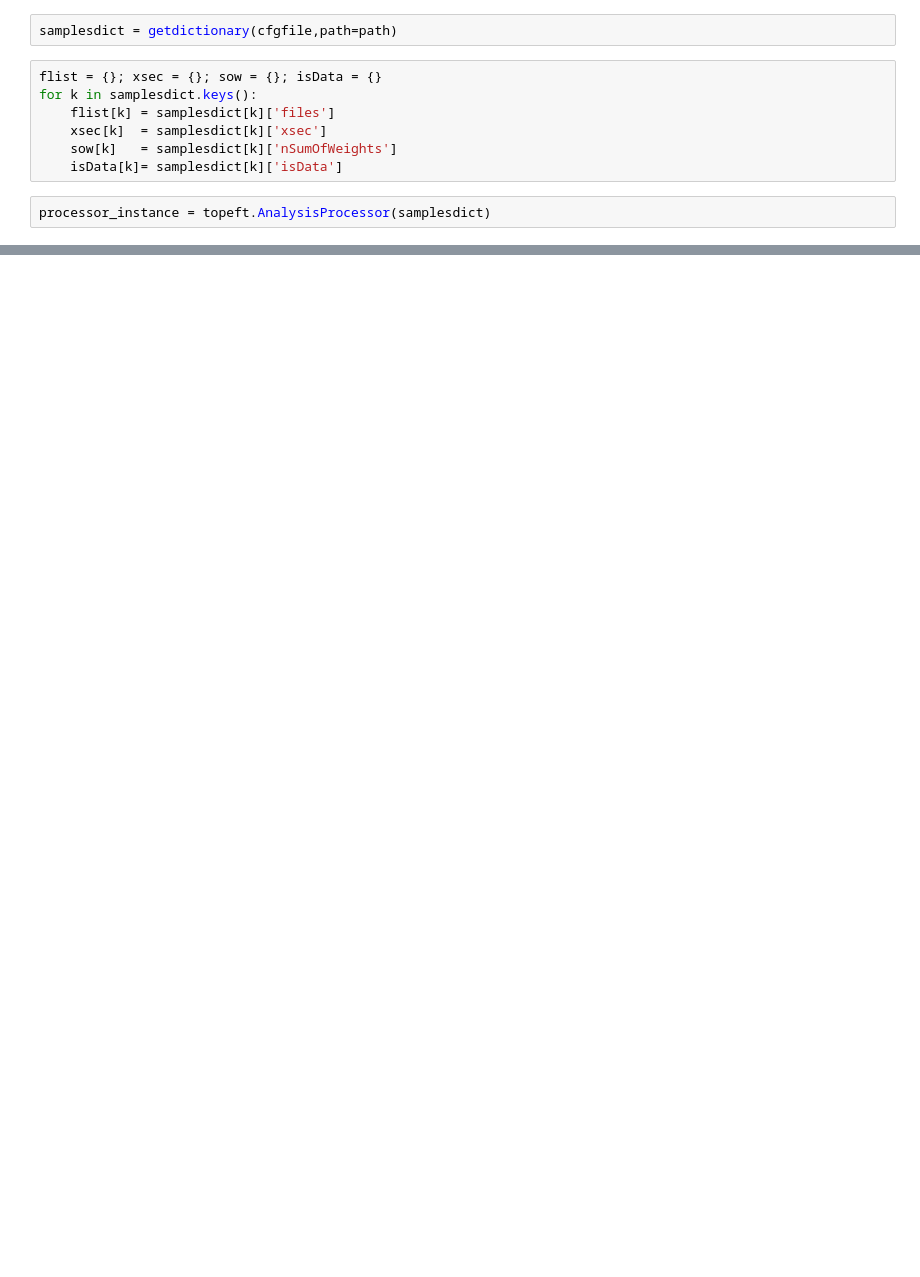
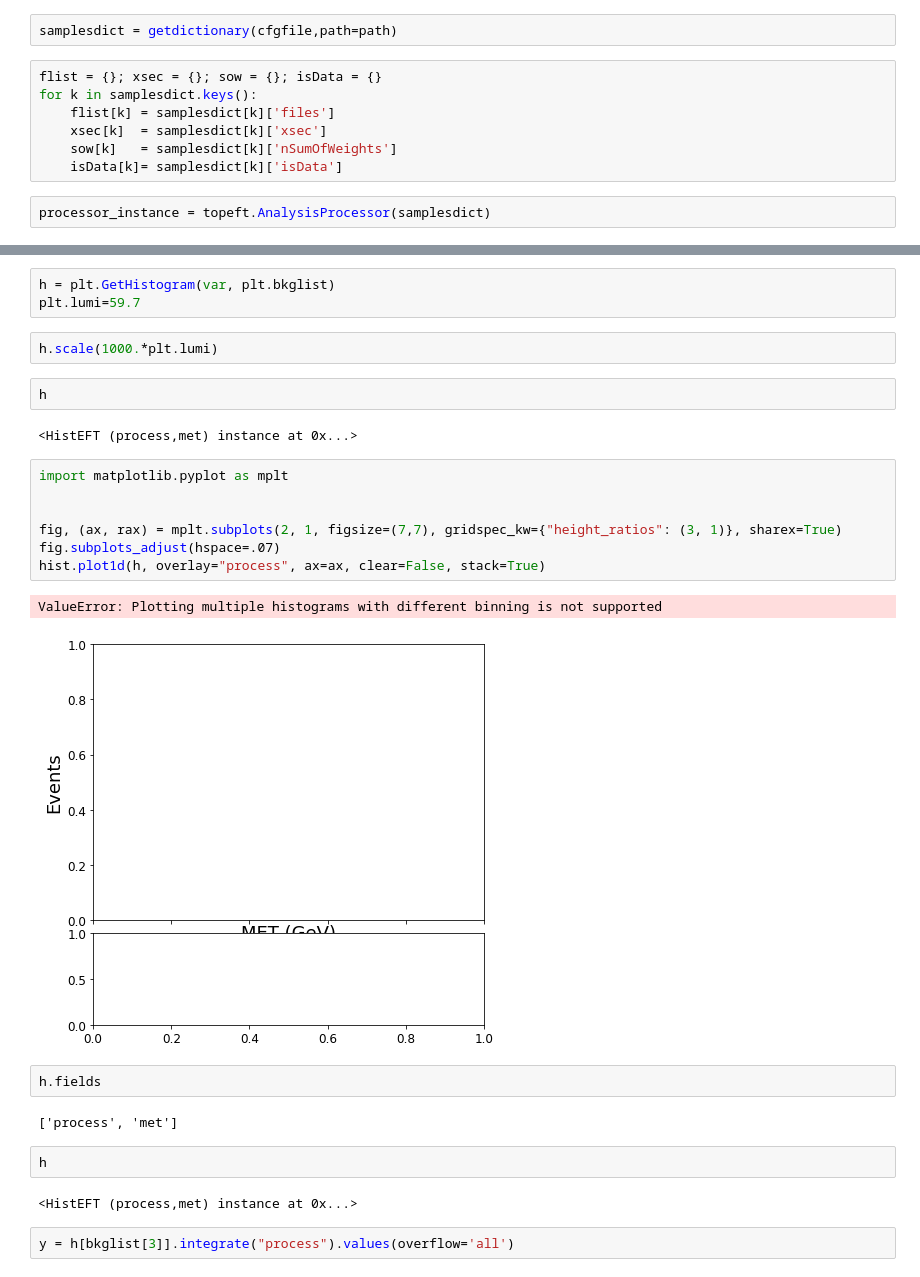
Before and after one commit to TopEFT/topeft, a Jupyter notebook: notebooks/coffea-casa.ipynb, the cells around one changed output, grey strips where cells are left out. Saved outputs shown, nothing was run; the diff lists cells and outputs as text; blank space fills up the shorter version.

```diff
--- a/notebooks/coffea-casa.ipynb
+++ b/notebooks/coffea-casa.ipynb
@@ -243,0 +354,29 @@ print('Done!')
+# %%
+h = plt.GetHistogram(var, plt.bkglist)
+plt.lumi=59.7
+# %%
+h.scale(1000.*plt.lumi)
+# %%
+h
+# %% [output]
+<HistEFT (process,met) instance at 0x...>
+# %%
+import matplotlib.pyplot as mplt
+
+
+fig, (ax, rax) = mplt.subplots(2, 1, figsize=(7,7), gridspec_kw={"height_ratios": (3, 1)}, sharex=True)
+fig.subplots_adjust(hspace=.07)
+hist.plot1d(h, overlay="process", ax=ax, clear=False, stack=True)
+# %% [output]
+ValueError: Plotting multiple histograms with different binning is not supported
+[figure, added]
+# %%
+h.fields
+# %% [output]
+['process', 'met']
+# %%
+h
+# %% [output]
+<HistEFT (process,met) instance at 0x...>
+# %%
+y = h[bkglist[3]].integrate("process").values(overflow='all')
```
Also changed, not shown: parts of 36 cells of this notebook.
